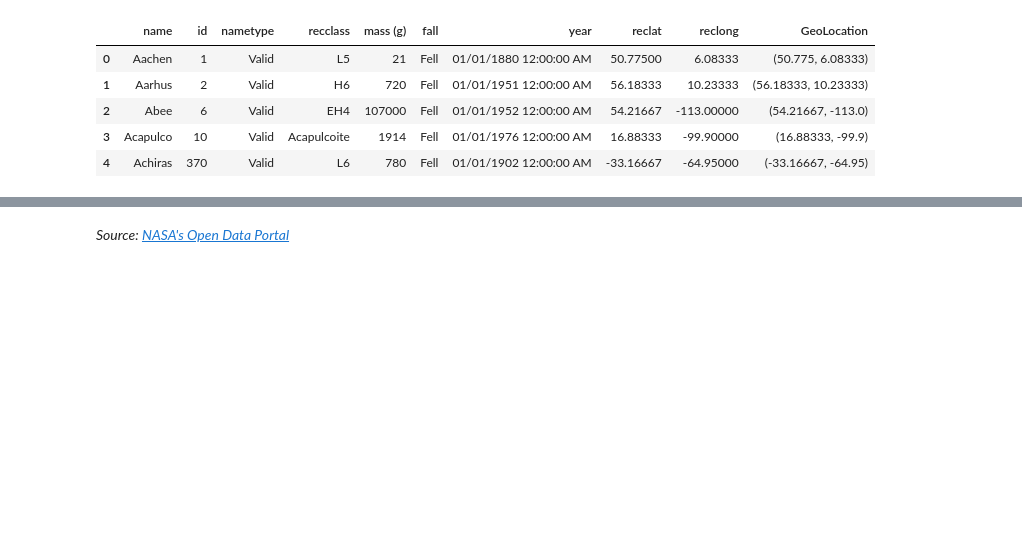
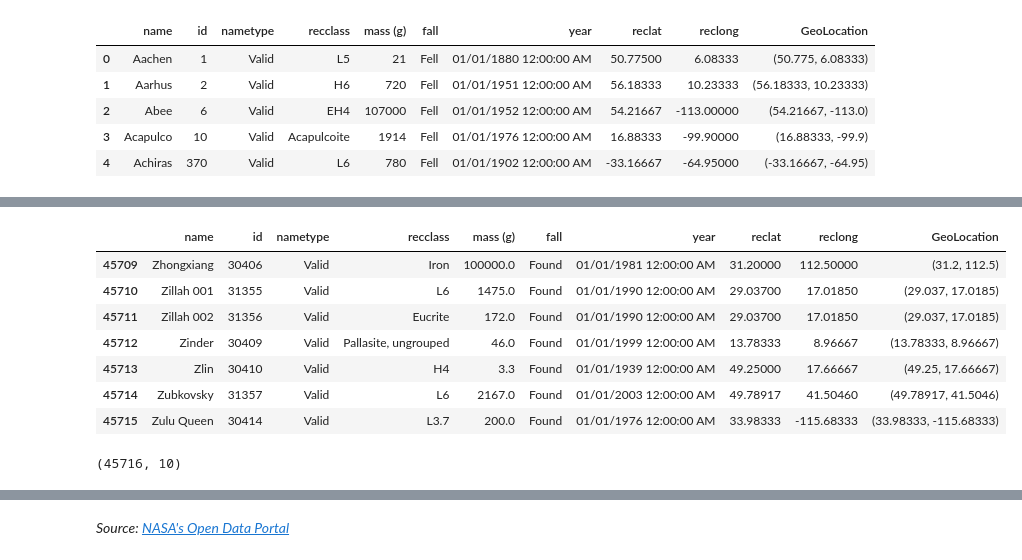
Before and after one commit to ValRCS/Python_SheGoesTech_22, a Jupyter notebook: Day_17_Pandas_Data_Analysis_Library/1-getting_started_with_pandas.ipynb, the cells around one changed output, grey strips where cells are left out. Saved outputs shown, nothing was run; the diff lists cells and outputs as text; code cells hidden in the pictures; blank space fills up the shorter version.

```diff
--- a/Day_17_Pandas_Data_Analysis_Library/1-getting_started_with_pandas.ipynb
+++ b/Day_17_Pandas_Data_Analysis_Library/1-getting_started_with_pandas.ipynb
@@ -31,3 +39,8 @@ meteorites
 | 2 | Abee | 6 | Valid | EH4 | 107000 | Fell | 01/01/1952 12:00:00 AM | 54.21667 | -113.00000 | (54.21667, -113.0) |
 | 3 | Acapulco | 10 | Valid | Acapulcoite | 1914 | Fell | 01/01/1976 12:00:00 AM | 16.88333 | -99.90000 | (16.88333, -99.9) |
 | 4 | Achiras | 370 | Valid | L6 | 780 | Fell | 01/01/1902 12:00:00 AM | -33.16667 | -64.95000 | (-33.16667, -64.95) |
+# %%
+# usually we would read the whole file
+# very typical to call the dataframe df
+df = pd.read_csv('../data/Meteorite_Landings.csv')
+df.head() # here we get the first 5 rows of the dataframe by default
@@ -33,0 +54,16 @@ meteorites
+# %%
+df.tail(7)  # here we get the last 7 rows of the dataframe
+# %% [output]
+|  | name | id | nametype | recclass | mass (g) | fall | year | reclat | reclong | GeoLocation |
+| 45709 | Zhongxiang | 30406 | Valid | Iron | 100000.0 | Found | 01/01/1981 12:00:00 AM | 31.20000 | 112.50000 | (31.2, 112.5) |
+| 45710 | Zillah 001 | 31355 | Valid | L6 | 1475.0 | Found | 01/01/1990 12:00:00 AM | 29.03700 | 17.01850 | (29.037, 17.0185) |
+| 45711 | Zillah 002 | 31356 | Valid | Eucrite | 172.0 | Found | 01/01/1990 12:00:00 AM | 29.03700 | 17.01850 | (29.037, 17.0185) |
+| 45712 | Zinder | 30409 | Valid | Pallasite, ungrouped | 46.0 | Found | 01/01/1999 12:00:00 AM | 13.78333 | 8.96667 | (13.78333, 8.96667) |
+| 45713 | Zlin | 30410 | Valid | H4 | 3.3 | Found | 01/01/1939 12:00:00 AM | 49.25000 | 17.66667 | (49.25, 17.66667) |
+| 45714 | Zubkovsky | 31357 | Valid | L6 | 2167.0 | Found | 01/01/2003 12:00:00 AM | 49.78917 | 41.50460 | (49.78917, 41.5046) |
+| 45715 | Zulu Queen | 30414 | Valid | L3.7 | 200.0 | Found | 01/01/1976 12:00:00 AM | 33.98333 | -115.68333 | (33.98333, -115.68333) |
+# %%
+# we can also get the shape of the dataframe
+df.shape
+# %% [output]
+(45716, 10)
```
Also changed, not shown: parts of 19 cells of this notebook.
